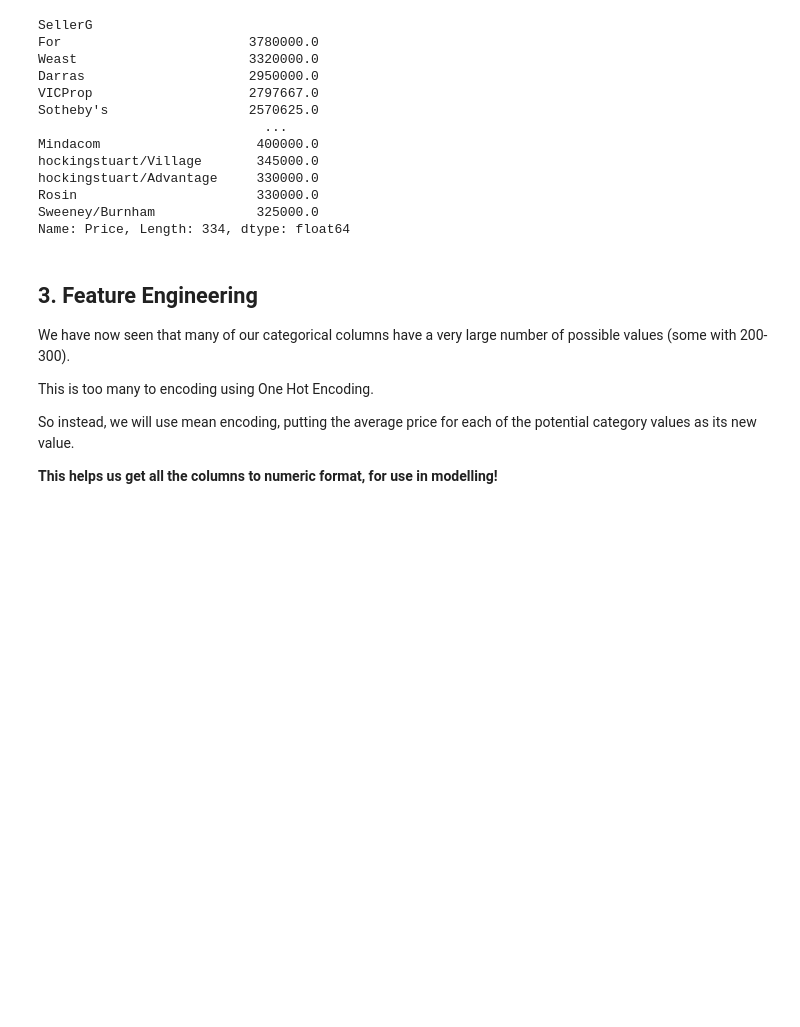
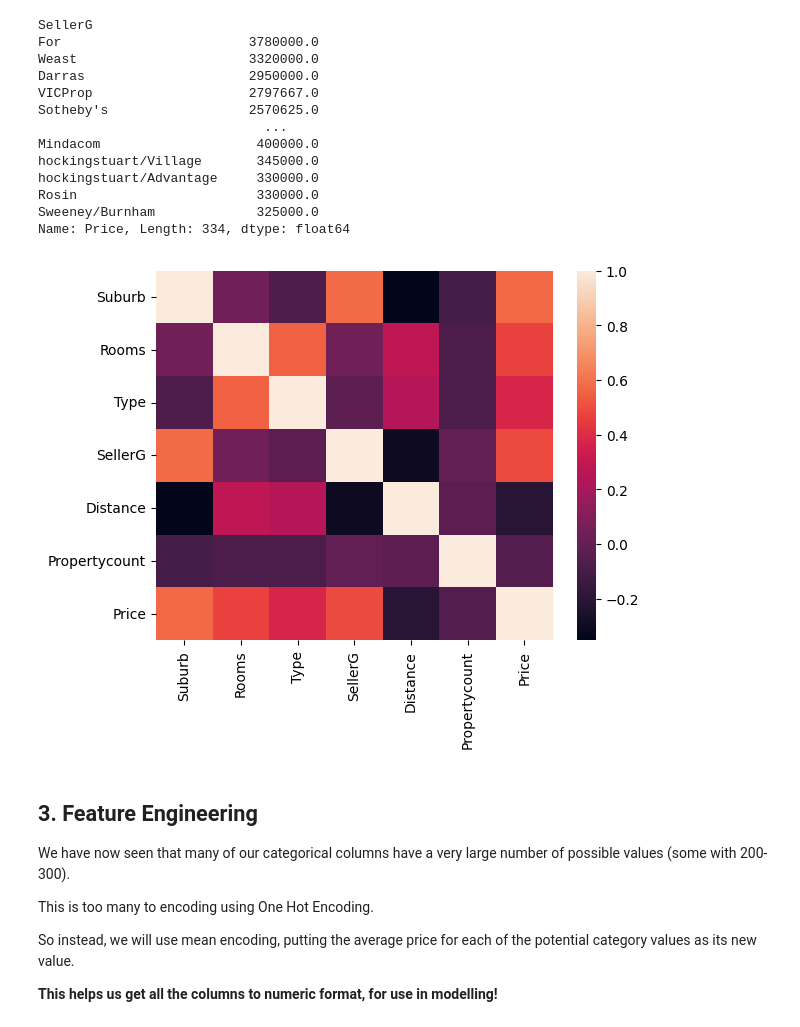
Before and after one commit to samsonafo/ds_fundamentals, a Jupyter notebook: ds_from_scratch/ds_from_scratch_answes.ipynb, the cells around one changed output. Cells and saved outputs as stored; diff of their text form; code cells hidden in the pictures; blank space fills up the shorter version.

```diff
--- a/ds_from_scratch/ds_from_scratch_answes.ipynb
+++ b/ds_from_scratch/ds_from_scratch_answes.ipynb
@@ -321,6 +352,14 @@ hockingstuart/Advantage     330000.0
 Rosin                       330000.0
 Sweeney/Burnham             325000.0
 Name: Price, Length: 334, dtype: float64
+# %%
+import seaborn as sns
+sns.heatmap(train_data.corr())
+
+
+plt.show()
+# %% [output]
+[figure, added]
 # %% [markdown]
 ## 3. Feature Engineering
 
```
Also changed, not shown: parts of 6 cells of this notebook, 10 other files.
